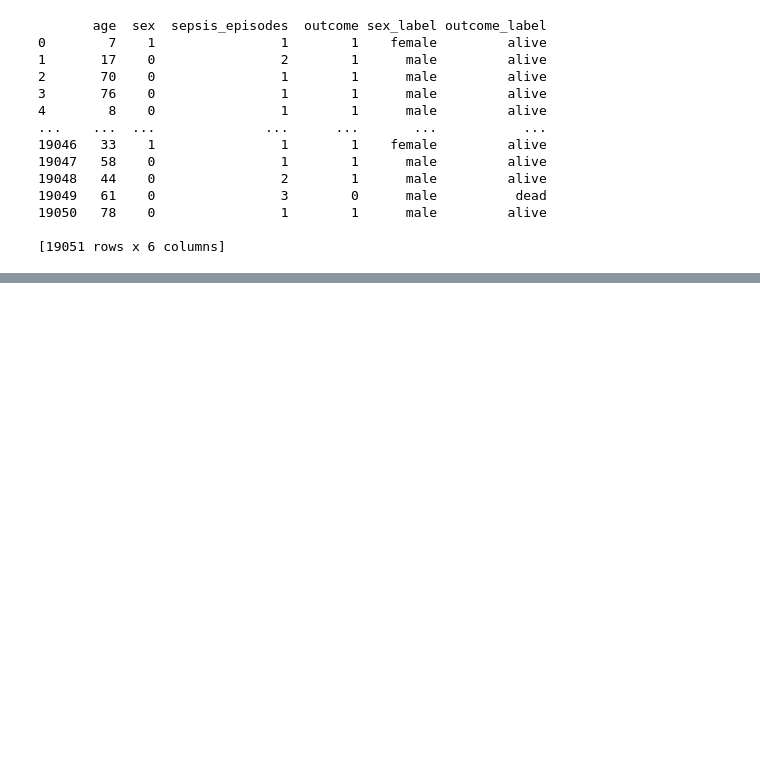
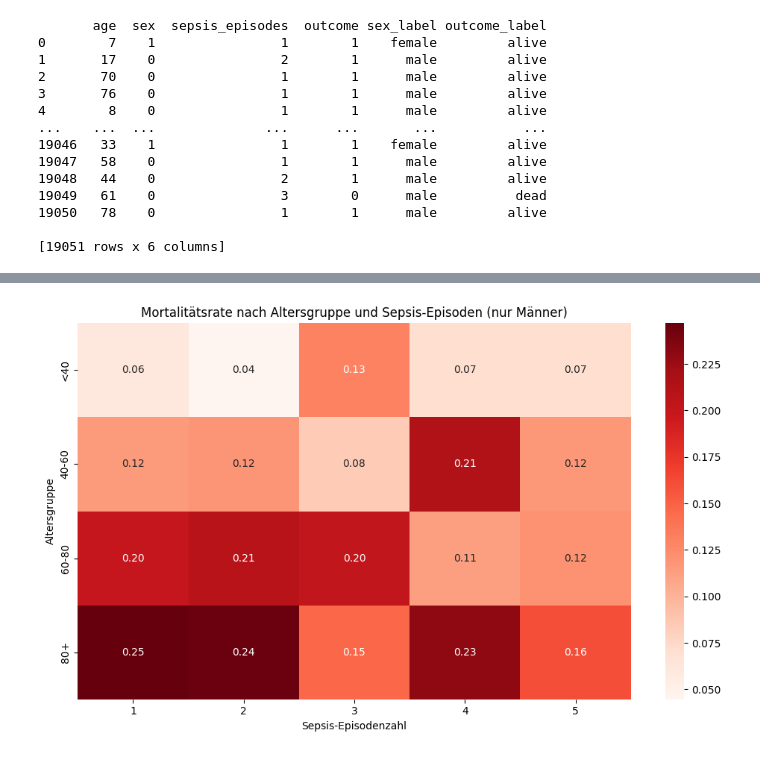
Before and after one commit to lilithUmit/AMLHC-final-exam_Haenisch_Wild, a Jupyter notebook: src/python/sepsis_analyse.ipynb, the cells around one changed output, grey strips where cells are left out. Cells and saved outputs as stored; diff of their text form; code cells hidden in the pictures; blank space fills up the shorter version.

```diff
--- a/src/python/sepsis_analyse.ipynb
+++ b/src/python/sepsis_analyse.ipynb
@@ -129,0 +166,15 @@ print(df_study_clean)
+# %%
+# Heatmap für Männer
+heatmap_data = grouped[
+    grouped['sex_label'] == 'male'
+].pivot(index='age_group', columns='sepsis_episodes', values='mortality_rate')
+
+plt.figure(figsize=(10, 6))
+sns.heatmap(heatmap_data, annot=True, cmap="Reds", fmt=".2f")
+plt.title('Mortalitätsrate nach Altersgruppe und Sepsis-Episoden (nur Männer)')
+plt.xlabel('Sepsis-Episodenzahl')
+plt.ylabel('Altersgruppe')
+plt.tight_layout()
+plt.show()
+# %% [output]
+[figure, added]
```
Also changed, not shown: parts of 5 cells of this notebook.
